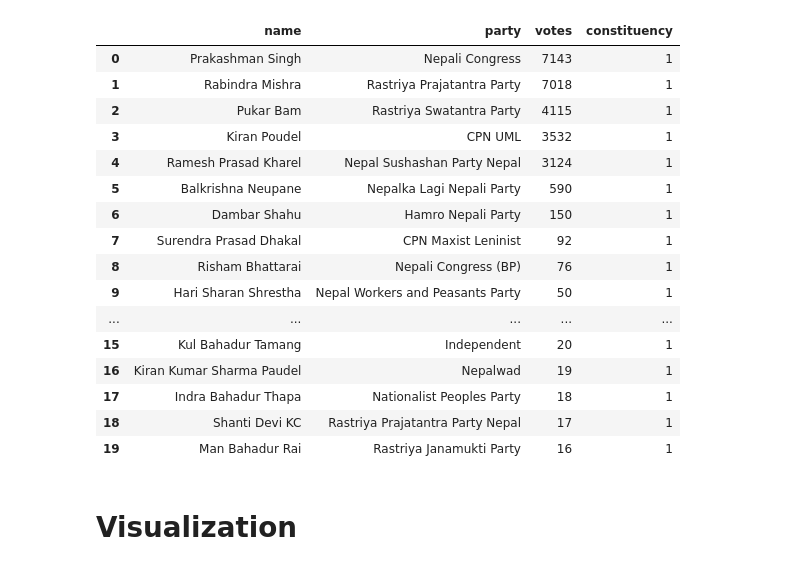
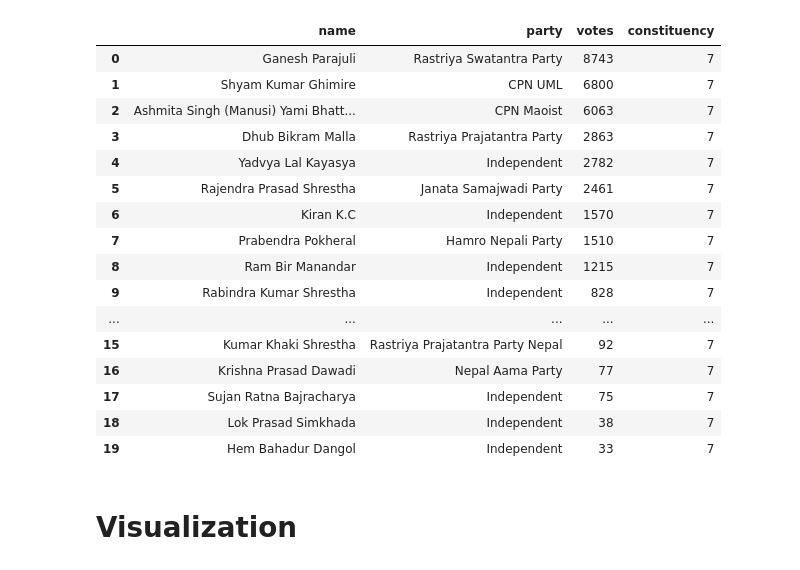
Before and after one commit to DS-saksham/Election_analysis, a Jupyter notebook: Untitled.ipynb, the cells around one changed output. Drawn from its saved outputs; the diff is of its cells as text; code cells hidden in the pictures.

```diff
--- a/Untitled.ipynb
+++ b/Untitled.ipynb
@@ -18,23 +18,23 @@ old_party = ["Nepali Congress", "CPN UML" , "CPN Maxist Leninist", "Nepali Congr
 # %%
-df_1.head(20)
+df_7.head(20)
 # %% [output]
 |  | name | party | votes | constituency |
-| 0 | Prakashman Singh | Nepali Congress | 7143 | 1 |
-| 1 | Rabindra Mishra | Rastriya Prajatantra Party | 7018 | 1 |
-| 2 | Pukar Bam | Rastriya Swatantra Party | 4115 | 1 |
-| 3 | Kiran Poudel | CPN UML | 3532 | 1 |
-| 4 | Ramesh Prasad Kharel | Nepal Sushashan Party Nepal | 3124 | 1 |
-| 5 | Balkrishna Neupane | Nepalka Lagi Nepali Party | 590 | 1 |
-| 6 | Dambar Shahu | Hamro Nepali Party | 150 | 1 |
-| 7 | Surendra Prasad Dhakal | CPN Maxist Leninist | 92 | 1 |
-| 8 | Risham Bhattarai | Nepali Congress (BP) | 76 | 1 |
-| 9 | Hari Sharan Shrestha | Nepal Workers and Peasants Party | 50 | 1 |
+| 0 | Ganesh Parajuli | Rastriya Swatantra Party | 8743 | 7 |
+| 1 | Shyam Kumar Ghimire | CPN UML | 6800 | 7 |
+| 2 | Ashmita Singh (Manusi) Yami Bhatt... | CPN Maoist | 6063 | 7 |
+| 3 | Dhub Bikram Malla | Rastriya Prajatantra Party | 2863 | 7 |
+| 4 | Yadvya Lal Kayasya | Independent | 2782 | 7 |
+| 5 | Rajendra Prasad Shrestha | Janata Samajwadi Party | 2461 | 7 |
+| 6 | Kiran K.C | Independent | 1570 | 7 |
+| 7 | Prabendra Pokheral | Hamro Nepali Party | 1510 | 7 |
+| 8 | Ram Bir Manandar | Independent | 1215 | 7 |
+| 9 | Rabindra Kumar Shrestha | Independent | 828 | 7 |
 | ... | ... | ... | ... | ... |
-| 15 | Kul Bahadur Tamang | Independent | 20 | 1 |
-| 16 | Kiran Kumar Sharma Paudel | Nepalwad | 19 | 1 |
-| 17 | Indra Bahadur Thapa | Nationalist Peoples Party | 18 | 1 |
-| 18 | Shanti Devi KC | Rastriya Prajatantra Party Nepal | 17 | 1 |
-| 19 | Man Bahadur Rai | Rastriya Janamukti Party | 16 | 1 |
+| 15 | Kumar Khaki Shrestha | Rastriya Prajatantra Party Nepal | 92 | 7 |
+| 16 | Krishna Prasad Dawadi | Nepal Aama Party | 77 | 7 |
+| 17 | Sujan Ratna Bajracharya | Independent | 75 | 7 |
+| 18 | Lok Prasad Simkhada | Independent | 38 | 7 |
+| 19 | Hem Bahadur Dangol | Independent | 33 | 7 |
 # %%
 df = [df_1, df_2, df_3, df_4, df_5, df_6, df_7, df_8, df_9, df_10]
 no_of_candidates = []
```
Also changed, not shown: parts of 12 cells of this notebook.
